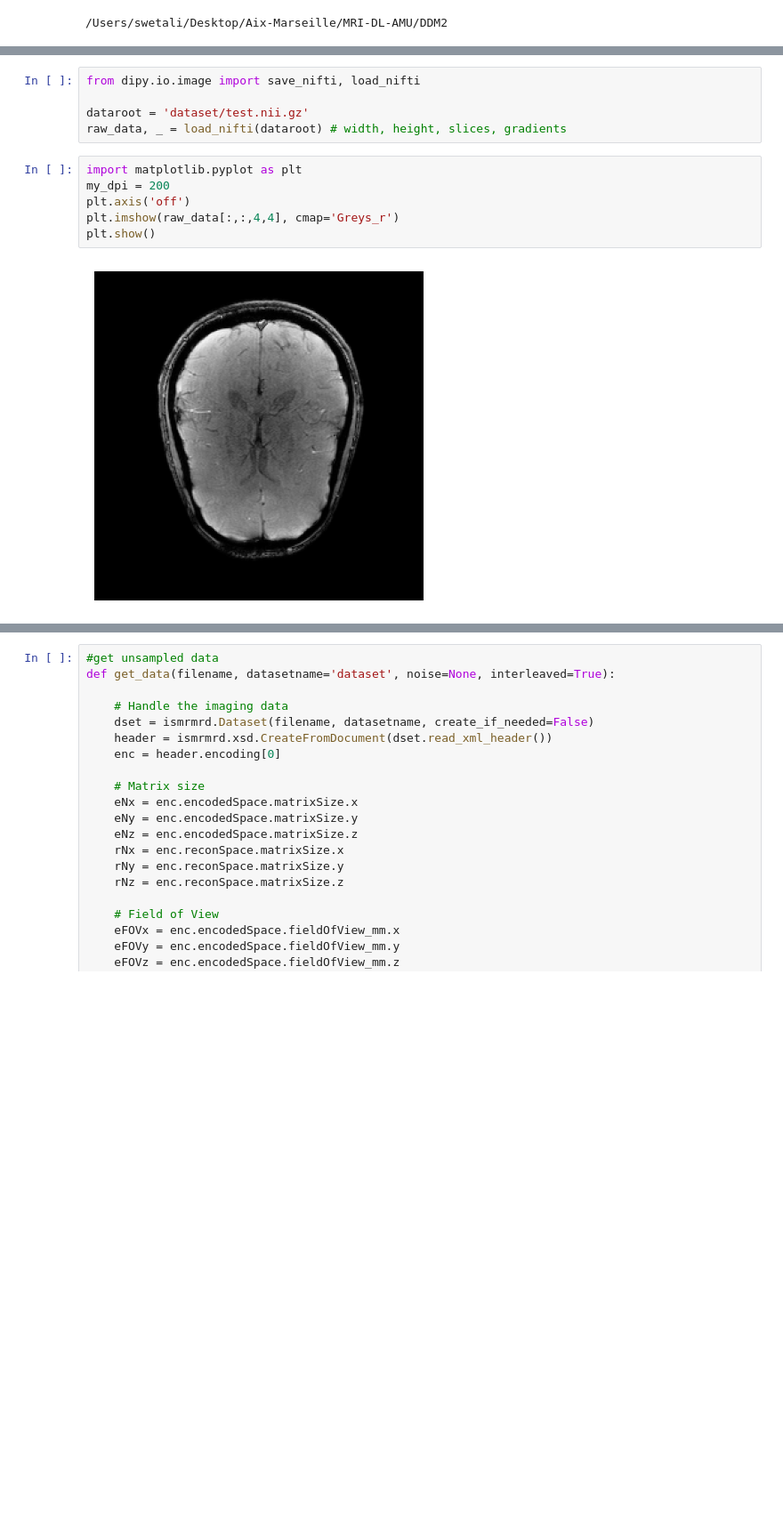
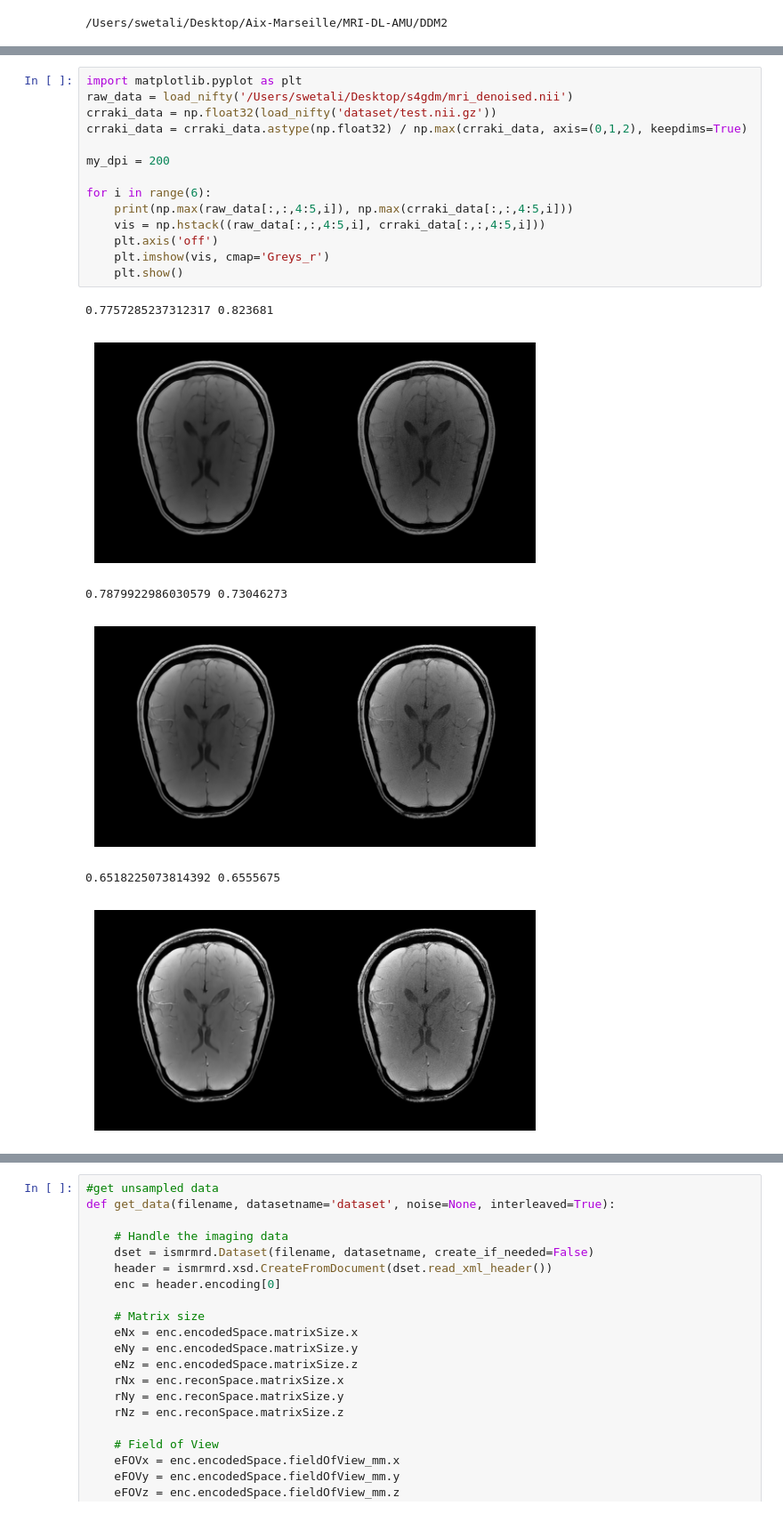
Before and after one commit to thechidiya/DDM2, a Jupyter notebook: notebook/Reconstruct_raki.py.ipynb, the cells around one changed output, grey strips where cells are left out. Shown at 89% size. Saved outputs shown, nothing was run; the diff lists cells and outputs as text; blank space fills up the shorter version.

Commit message:
added noise model visuals

```diff
--- a/notebook/Reconstruct_raki.py.ipynb
+++ b/notebook/Reconstruct_raki.py.ipynb
@@ -59,13 +53,21 @@ from scipy.optimize import curve_fit
-# %%
-from dipy.io.image import save_nifti, load_nifti
-
-dataroot = 'dataset/test.nii.gz'
-raw_data, _ = load_nifti(dataroot) # width, height, slices, gradients
-# %%
-import matplotlib.pyplot as plt
-my_dpi = 200
-plt.axis('off')
-plt.imshow(raw_data[:,:,4,4], cmap='Greys_r')
-plt.show()
-# %% [output]
-[figure, removed]
+# %%
+import matplotlib.pyplot as plt
+raw_data = load_nifty('/Users/swetali/Desktop/s4gdm/mri_denoised.nii')
+crraki_data = np.float32(load_nifty('dataset/test.nii.gz'))
+crraki_data = crraki_data.astype(np.float32) / np.max(crraki_data, axis=(0,1,2), keepdims=True)
+
+my_dpi = 200
+
+for i in range(6):
+    print(np.max(raw_data[:,:,4:5,i]), np.max(crraki_data[:,:,4:5,i]))
+    vis = np.hstack((raw_data[:,:,4:5,i], crraki_data[:,:,4:5,i]))
+    plt.axis('off')
+    plt.imshow(vis, cmap='Greys_r')
+    plt.show()
+# %% [output]
+0.7757285237312317 0.823681
+[figure, added]
+0.7879922986030579 0.73046273
+[figure, added]
+0.6518225073814392 0.6555675
+[figure, added]
```
Also changed, not shown: parts of 3 cells of this notebook, 8 other files.
